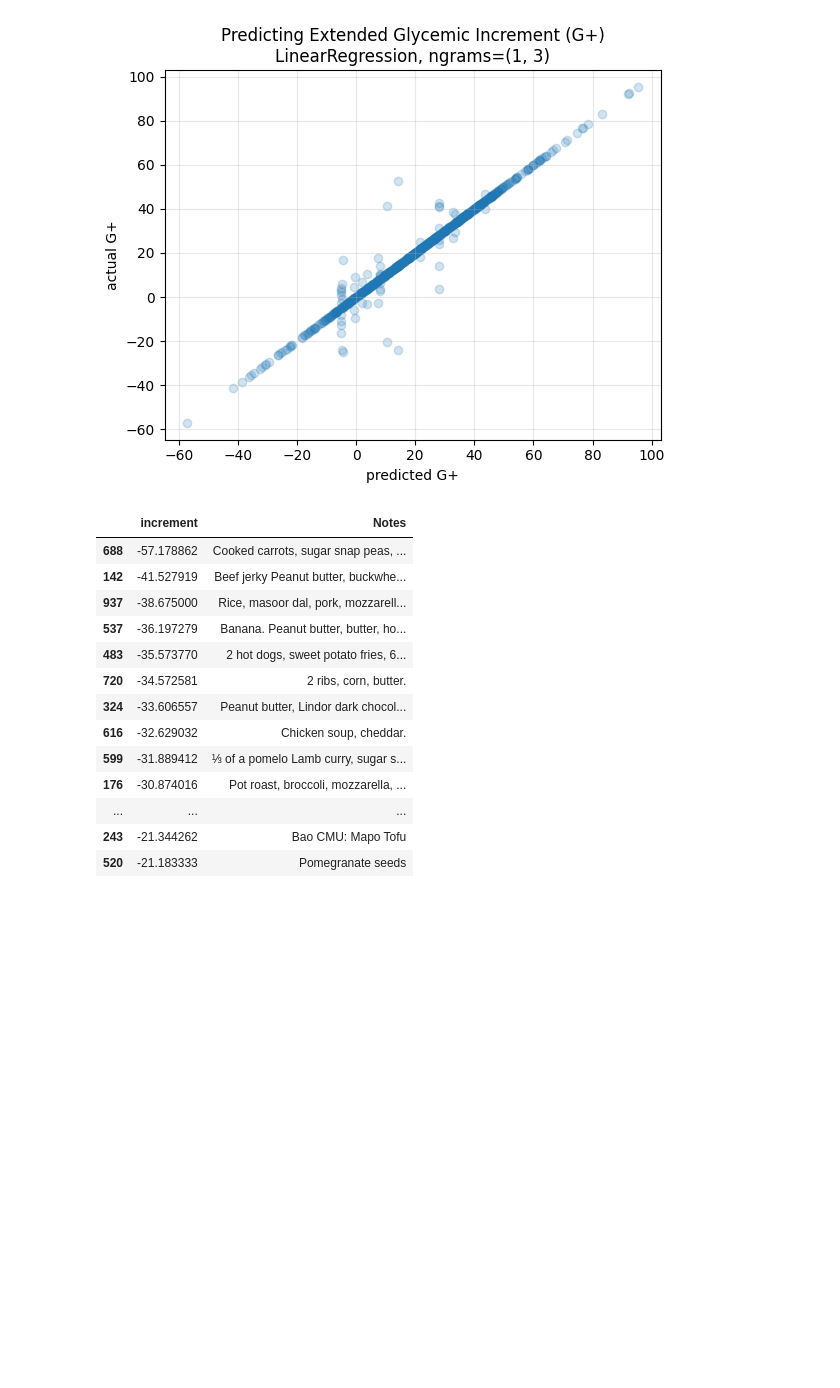
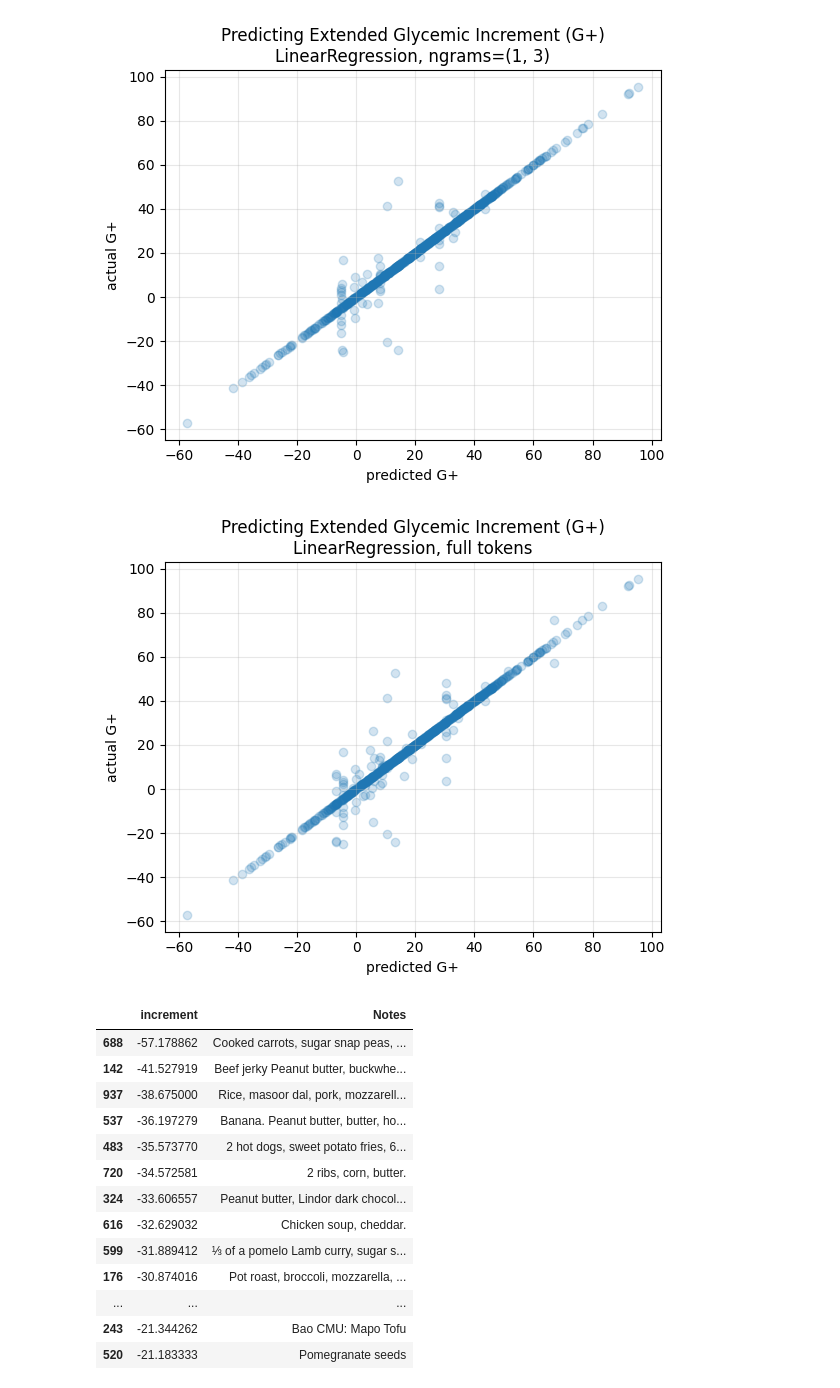
Before and after one commit to piggyatbaqaqi/sugarbowl, a Jupyter notebook: explore/sugarbowl_piggy.ipynb, the cells around one changed output. Drawn from its saved outputs; the diff is of its cells as text; code cells hidden in the pictures; blank space fills up the shorter version.

Commit message:
Running with the new tokenizer. Unfortunately, train_extended_meals is not the right format for the parser.

```diff
--- a/explore/sugarbowl_piggy.ipynb
+++ b/explore/sugarbowl_piggy.ipynb
@@ -343,3 +385,12 @@ note: Ali Baba: Veg trio: baba ganoush, sleek, taboule; falafel plate.
+# %%
+def full_format_tokenizer(note: str) -> List[str]:
+    parsed = parse_note(note)
+    retval = []
+    if parsed['restaurant'] is not None:
+        retval.append(f"RESTAURANT {parsed['restaurant']}")
+    for food in parsed['foods']:
+        retval.append(food['item'])
+    return retval
 # %%
 glucose_data = data.dropna(subset=['glucose']).copy().reset_index(drop=True)
 glucose_data['glucose'] = pd.to_numeric(glucose_data['glucose'], errors='coerce')
@@ -476,3 +527,9 @@ extended_meal_linear_pipeline.fit(train_extended_meals['Notes'], train_extended_
 Pipeline(steps=[('vectorizer',
                  CountVectorizer(binary=True, ngram_range=(1, 3))),
                 ('model', LinearRegression())])
+# %%
+extended_full_linear_pipeline = Pipeline([
+    ("vectorizer", CountVectorizer(binary=True, tokenizer=full_format_tokenizer)),
+    ("model", LinearRegression()),
+])
+extended_full_linear_pipeline.fit(train_extended_meals['Notes'], train_extended_meals['increment'])
@@ -496,6 +558,16 @@ plt.title('Predicting Extended Glycemic Increment (G+)\nLinearRegression, ngrams
 plt.show()
 # %% [output]
 [figure]
+# %%
+predicted = extended_full_linear_pipeline.predict(train_extended_meals['Notes'])
+plt.scatter(predicted, train_extended_meals['increment'], alpha=0.2)
+plt.grid(alpha=0.3)
+plt.xlabel('predicted G+')
+plt.ylabel('actual G+')
+plt.title('Predicting Extended Glycemic Increment (G+)\nLinearRegression, full tokens')
+plt.show()
+# %% [output]
+[figure, added]
 # %%
 extended_meals[extended_meals['increment'] < -20][['increment', 'Notes']].sort_values(by='increment')
 # %% [output]
```
Also changed, not shown: parts of 3 cells of this notebook.
